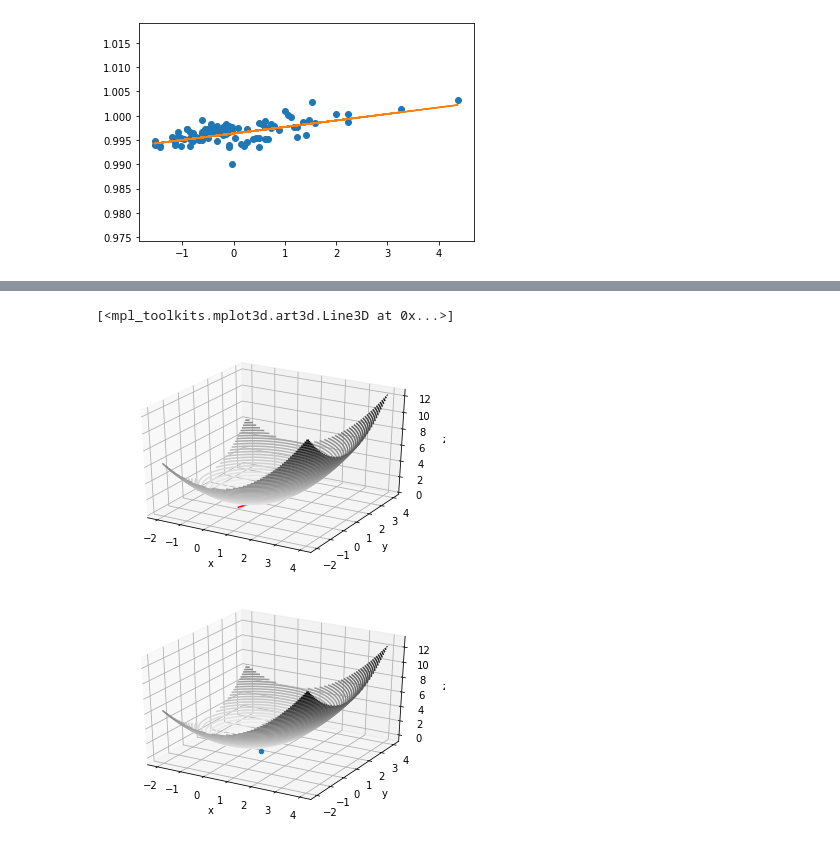
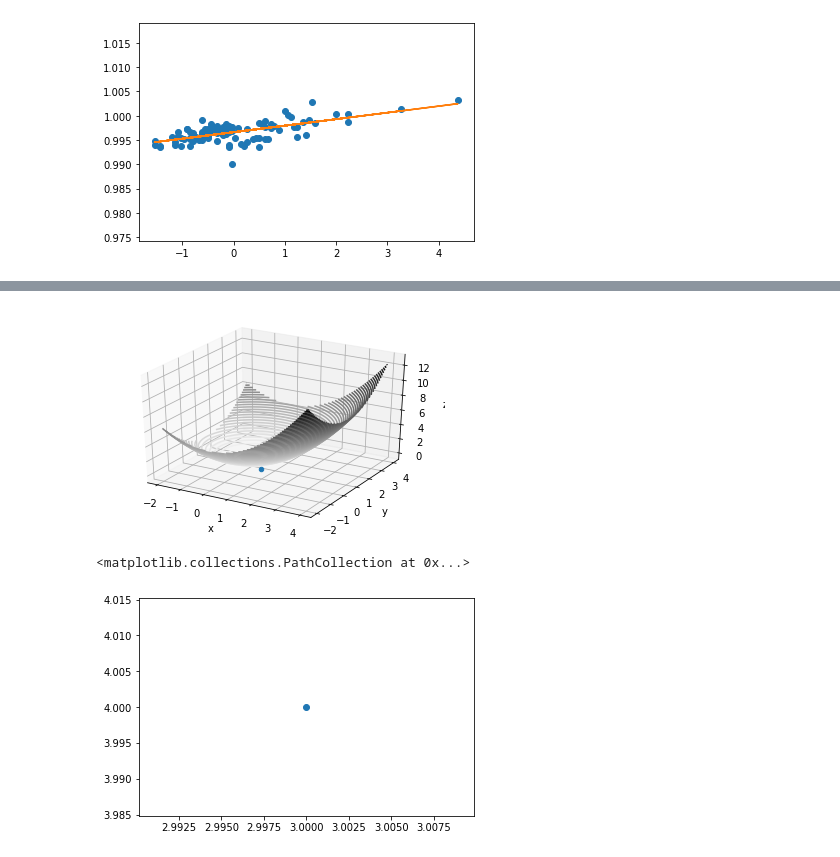
Before and after one commit to sohamvg/col774-machine-learning, a Jupyter notebook: assignment1/q1.ipynb, the cells around one changed output, grey strips where cells are left out. Saved outputs shown, nothing was run; the diff lists cells and outputs as text; code cells hidden in the pictures.

```diff
--- a/assignment1/q1.ipynb
+++ b/assignment1/q1.ipynb
@@ -125,4 +199,6 @@ plt.show()
 # %%
+import time
+
 theta0 = np.linspace(-2, 4, 30)
 theta1 = np.linspace(-2, 4, 30)
 
@@ -136,49 +212,26 @@ def f(theta0, theta1):
 
 Z = f(X, Y)
 Z = Z.reshape((30, 30))
+
 fig = plt.figure()
 
 ax = plt.axes(projection='3d')
-ax.contour3D(X, Y, Z, 50, cmap='binary')
-ax.set_xlabel('x')
-ax.set_ylabel('y')
-ax.set_zlabel('z')
 
-temp = np.linspace(0,1,20)
-ax.plot3D(temp, temp, temp, 'red')
+for theta, cost in thetas_and_costs:
+#     print(theta, cost)
+    ax.contour3D(X, Y, Z, 50, cmap='binary')
+    ax.set_xlabel('x')
+    ax.set_ylabel('y')
+    ax.set_zlabel('z')
+
+    temp = np.linspace(0,1,20)
+    ax.scatter3D([theta[0]], [theta[1]], cost, 'red')
+    plt.show()
+    plt.pause(0.2)
 # %% [output]
-[<mpl_toolkits.mplot3d.art3d.Line3D at 0x...>]
-[figure, old version]
+[figure, new version]
-# %%
-import time
-
-theta0 = np.linspace(-2, 4, 30)
-theta1 = np.linspace(-2, 4, 30)
-
-X, Y = np.meshgrid(theta0, theta1)
-# Z = f(X, Y)
-def f(theta0, theta1):
-    theta = np.array([[theta0],
-                        [theta1]])
-    return cost(theta)
-
-
-Z = f(X, Y)
-Z = Z.reshape((30, 30))
-
-fig = plt.figure()
-
-ax = plt.axes(projection='3d')
-
-for theta, cost in thetas_and_costs:
-#     print(theta, cost)
-    ax.contour3D(X, Y, Z, 50, cmap='binary')
-    ax.set_xlabel('x')
-    ax.set_ylabel('y')
-    ax.set_zlabel('z')
-
-    temp = np.linspace(0,1,20)
-    ax.scatter3D([theta[0]], [theta[1]], cost, 'red')
-    plt.show()
-# %% [output]
-[figure, removed]
+# %%
+plt.scatter([3], [4])
+# %% [output]
+<matplotlib.collections.PathCollection at 0x...>
+[figure, added]
```
Also changed, not shown: parts of 11 cells of this notebook, 27 other files.
